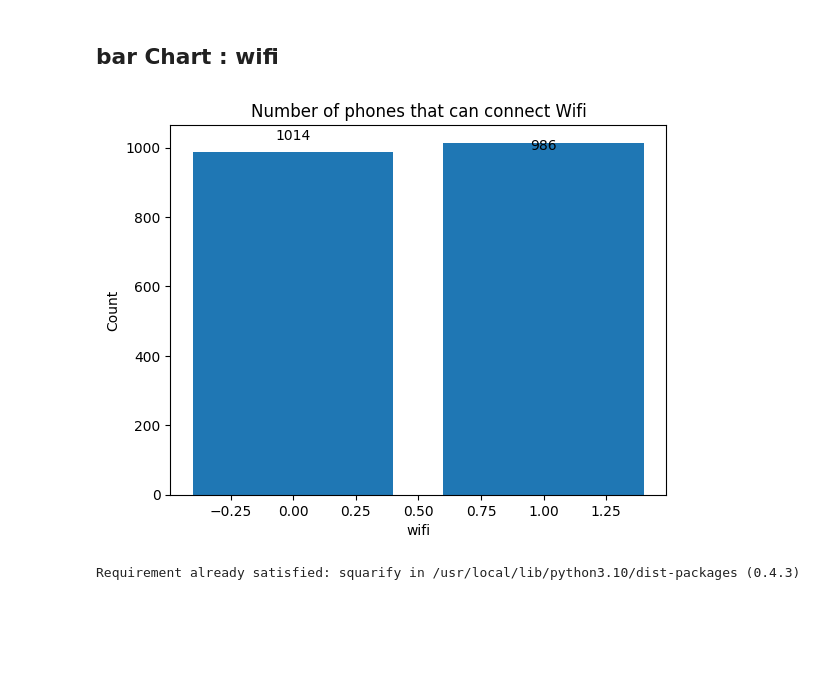
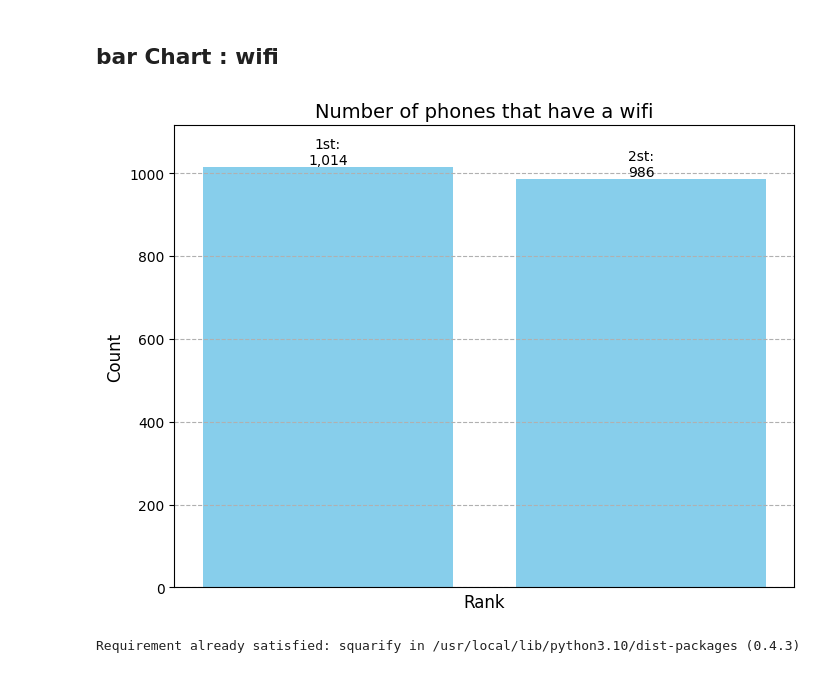
Before and after one commit to Mohamed-Abdirizak/Mobile-Price-Prediction, a Jupyter notebook: Mobile_Price_Prediction (1).ipynb, the cells around one changed output. Drawn from its saved outputs; the diff is of its cells as text; code cells hidden in the pictures; blank space fills up the shorter version.

```diff
--- a/Mobile_Price_Prediction.ipynb
+++ b/Mobile_Price_Prediction (1).ipynb
@@ -101,28 +103,51 @@ Index(['battery_power', 'blue', 'clock_speed', 'dual_sim', 'fc', 'four_g',
       dtype='object')
 # %% [markdown]
 ## bar Chart : wifi
-# %%
-import matplotlib.pyplot as plt
-
-# Calculate the count of each wifi category
-wifi_counts = data['wifi'].value_counts()
-
-# Create bar plot
-plt.bar(wifi_counts.index, wifi_counts.values)
-
-# Add labels and title
-plt.xlabel('wifi')
-plt.ylabel('Count')
-plt.title('Number of phones that can connect Wifi')
-
-# Add count values on top of each bar
-for i, count in enumerate(wifi_counts.values):
-    plt.text(i, count, str(count), ha='center', va='bottom')
-
-# Display the plot
-plt.show()
-# %% [output]
-[figure, removed]
+# %%
+import matplotlib.pyplot as plt
+import locale
+
+# Set the locale to use commas for thousands separator
+locale.setlocale(locale.LC_ALL, '')
+
+# Calculate the count of each phishing category
+phishing_counts = data['wifi'].value_counts()
+
+# Sort the values in descending order
+phishing_counts = phishing_counts.sort_values(ascending=False)
+
+# Set the figure size
+plt.figure(figsize=(8, 6))
+
+# Create bar plot with the highest value labeled as "1st," the second-highest as "2nd," and so on
+bar_plot = plt.bar(range(len(phishing_counts)), phishing_counts.values, color='skyblue')
+
+# Add labels and title with increased font size
+plt.xlabel('Rank', fontsize=12)
+plt.ylabel('Count', fontsize=12)
+plt.title('Number of phones that have a wifi', fontsize=14)
+
+# Add count values on top of each bar with the ranking label
+for i, count in enumerate(phishing_counts.values):
+    formatted_count = locale.format_string('%d', count, grouping=True)  # Format count with commas
+    plt.text(i, count, f'{i+1}st:\n{formatted_count}', ha='center', va='bottom', fontsize=10)
+
+# Add extra space at the top of the plot
+plt.ylim(top=max(phishing_counts.values) * 1.1)
+
+# Add gridlines
+plt.grid(axis='y', linestyle='--')
+
+# Add legend
+# plt.legend(['Count'], loc='upper right')
+
+# Remove x-axis tick labels
+plt.xticks([])
+
+# Show the plot
+plt.show()
+# %% [output]
+[figure, added]
 # %%
 !pip install squarify
 # %% [output]
```
Also changed, not shown: parts of 14 cells of this notebook, 1 other file.
